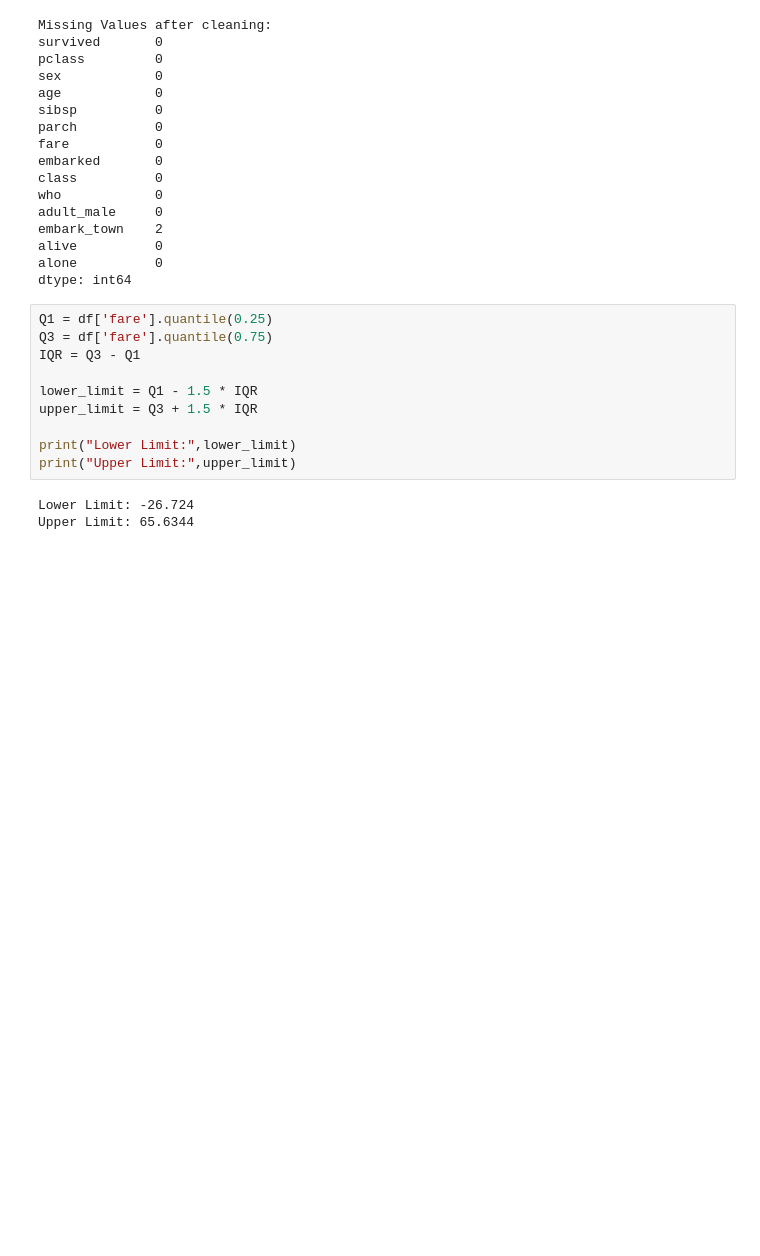
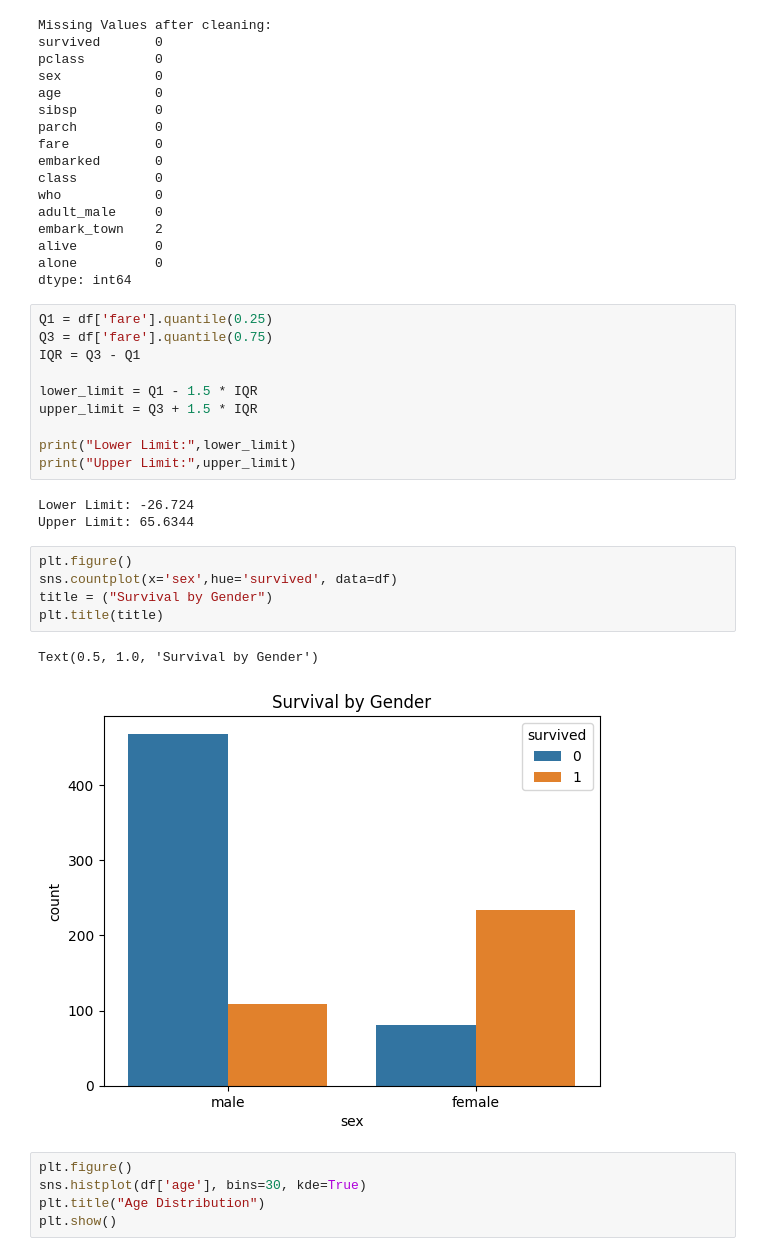
Before and after one commit to avanteesarve-code/Green-AI---python, a Jupyter notebook: Day4.ipynb, the cells around one changed output. Saved outputs shown, nothing was run; the diff lists cells and outputs as text; blank space fills up the shorter version.

```diff
--- a/Day4.ipynb
+++ b/Day4.ipynb
@@ -166,3 +166,16 @@ print("Upper Limit:",upper_limit)
 # %% [output]
 Lower Limit: -26.724
 Upper Limit: 65.6344
+# %%
+plt.figure()
+sns.countplot(x='sex',hue='survived', data=df)
+title = ("Survival by Gender")
+plt.title(title)
+# %% [output]
+Text(0.5, 1.0, 'Survival by Gender')
+[figure, added]
+# %%
+plt.figure()
+sns.histplot(df['age'], bins=30, kde=True)
+plt.title("Age Distribution")
+plt.show()
```
